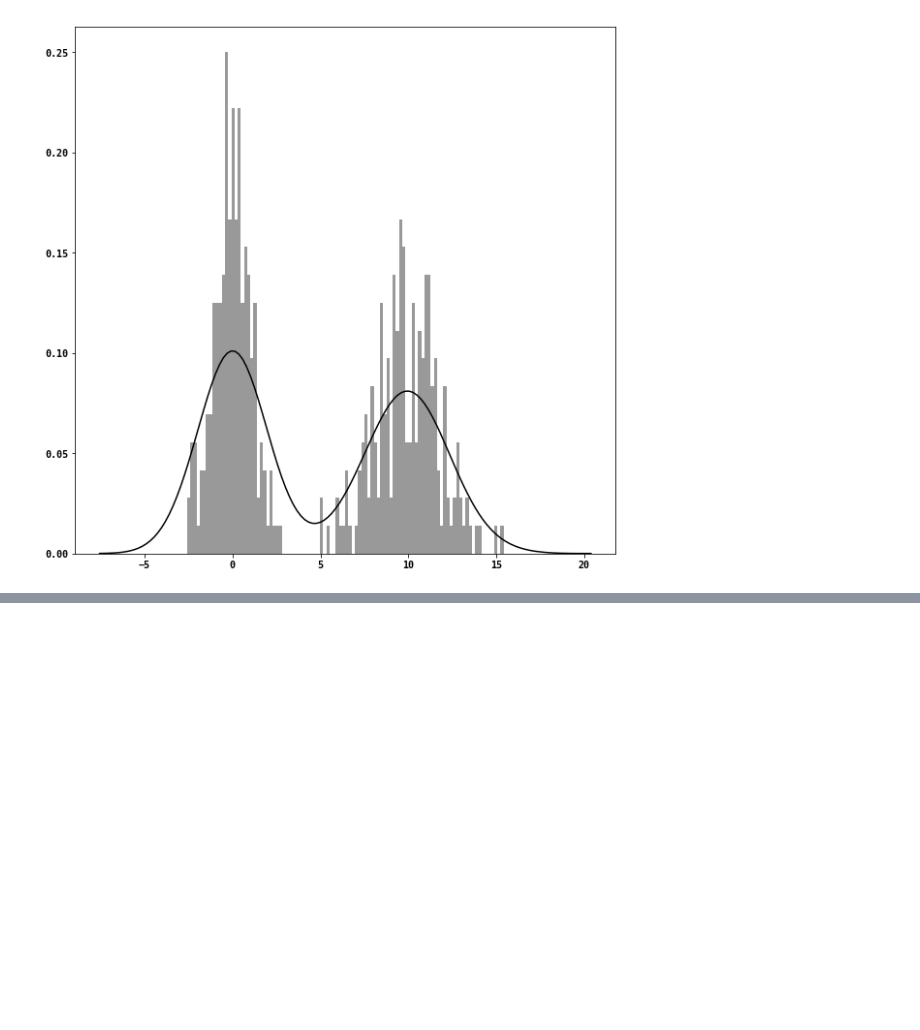
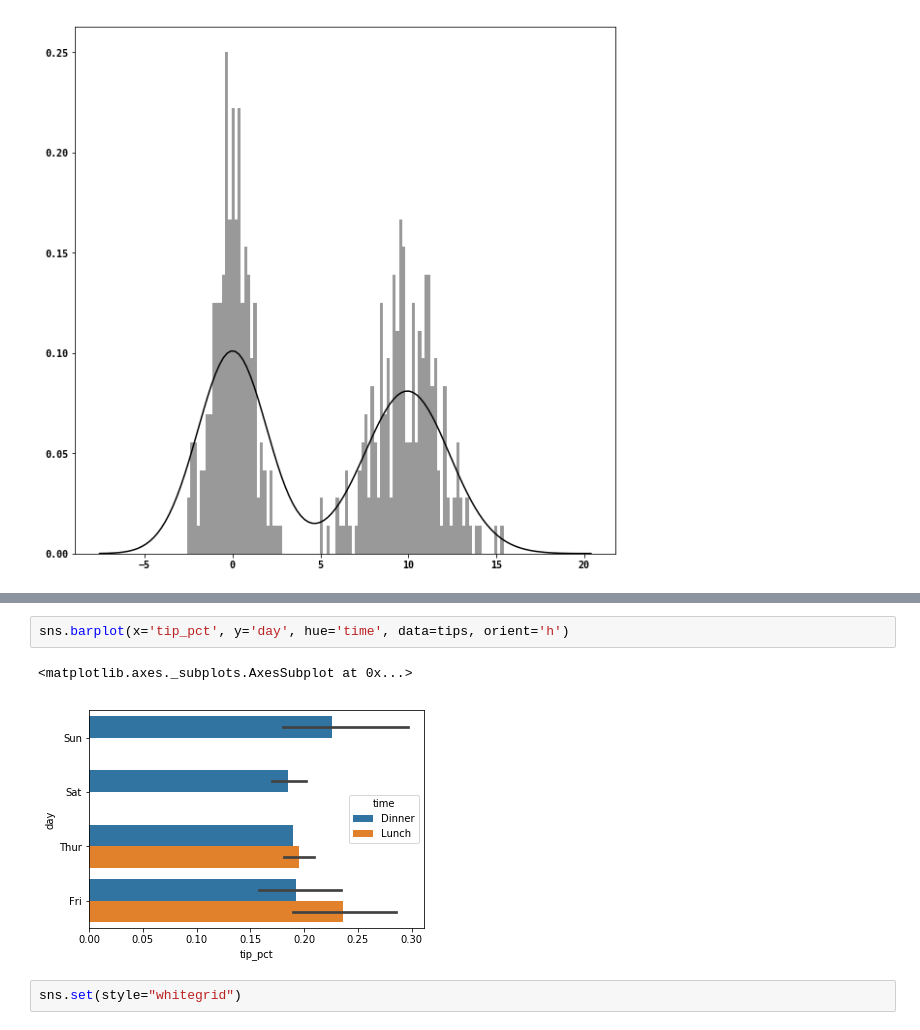
Before and after one commit to lwhorizon/task4, a Jupyter notebook: Untitled.ipynb, the cells around one changed output, grey strips where cells are left out. Saved outputs shown, nothing was run; the diff lists cells and outputs as text; blank space fills up the shorter version.

```diff
--- a/Untitled.ipynb
+++ b/Untitled.ipynb
@@ -243,0 +293,7 @@ sns.distplot(values, bins=100, color='k')
+# %%
+sns.barplot(x='tip_pct', y='day', hue='time', data=tips, orient='h')
+# %% [output]
+<matplotlib.axes._subplots.AxesSubplot at 0x...>
+[figure, added]
+# %%
+sns.set(style="whitegrid")
```
Also changed, not shown: parts of 21 cells of this notebook, 2 other files.
